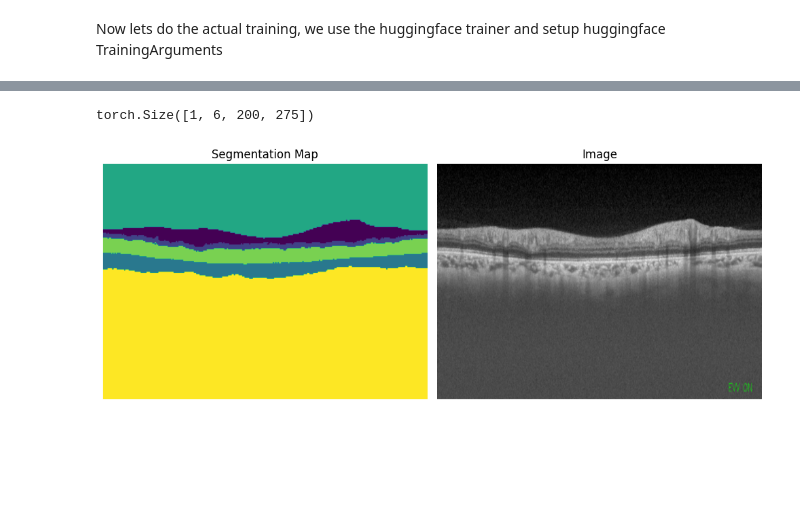
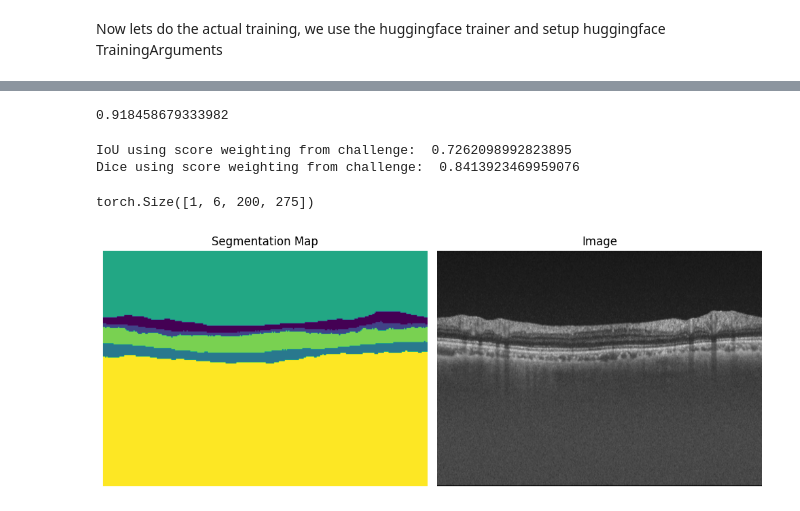
Before and after one commit to jonathan-gerb/Retinal-OCT-Segmentation, a Jupyter notebook: notebooks/test_training_hf.ipynb, the cells around one changed output, grey strips where cells are left out. Cells and saved outputs as stored; diff of their text form; code cells hidden in the pictures; blank space fills up the shorter version.

Commit message:
added iou to dice

```diff
--- a/notebooks/test_training_hf.ipynb
+++ b/notebooks/test_training_hf.ipynb
@@ -97,7 +99,9 @@ label2id = {
     "ganglion cell-inner plexiform layer": 0,
     "retinal nerve fiber layer": 1,
     "choroidal layer": 2,
-    "Background": 3,
+    "Background_above": 3,
+    "Background_between": 4,
+    "Background_below": 5,
 }
 
 id2label = {int(v): k for k, v in label2id.items()}
@@ -208,7 +212,7 @@ def preprocess_png_mask(mask):
 def transforms(batch):
     transformed_masks = []
     for seg_mask in batch["annotation"]:
-        seg_mask = preprocess_png_mask(seg_mask)
+        seg_mask = preprocess_png_mask(seg_mask).astype(np.int64)
         transformed_masks.append(seg_mask)
 
     # transformed_batch = feature_extractor(batch['image'], transformed_masks)
@@ -223,7 +227,7 @@ validation_dataset.set_transform(transforms)
 test_dataset.set_transform(transforms)
 
 # visualize a random image/label pair
-index = 42
+index = 11
 
 print(train_dataset[index]['pixel_values'].shape, train_dataset[0]['labels'].shape)
 
@@ -274,7 +278,7 @@ plt.show()
 # %% [markdown]
 Now lets do the actual training, we use the huggingface trainer and setup huggingface TrainingArguments
 # %%
-epochs = 5 # enough epochs to get reasonably stable convergence with this learning rate
+epochs = 3 # enough epochs to get reasonably stable convergence with this learning rate
 lr = 0.0006 # pretty randomly set, I made it one order of magnitude higher than the default
 batch_size = 4 # change when gpu is bigger
 
@@ -284,8 +288,8 @@ hub_model_id = "segformer-b0-finetuned-segments-fundus-oct"
 # change this to your local output folder
 output_folder = "/home/parting/repositories/Fundus-OCT-challenge/output"
 
-# due tue RAM issues lets limit the validation to only the first 25
-max_val_n = 25
+# due tue RAM/speed issues the code  might not work well, you can limit the validation dataset to speed things up or avoid OOM error.
+max_val_n = 10
 # %%
 
 training_args = TrainingArguments(
@@ -333,13 +337,13 @@ def compute_metrics(eval_pred):
         # logits_tensor = logits_tensor_placeholder
 
 
-
+        print('before resize')
         logits_tensor = nn.functional.interpolate(
             logits_tensor,
             size=labels.shape[-2:],
-            mode="bilinear",
-            align_corners=False,
+            mode="nearest"
         ).argmax(dim=1)
+        print('after resize, before IoU calculation')
 
 
         pred_labels = logits_tensor.detach().cpu().numpy()
@@ -350,6 +354,8 @@ def compute_metrics(eval_pred):
             ignore_index=255,
             reduce_labels=False,
         )
+        print("metrics:")
+        print(metrics)
         for key, value in metrics.items():
             if type(value) is np.ndarray:
                 metrics[key] = value.tolist()
@@ -411,34 +426,58 @@ TrainOutput(global_step=125, training_loss=0.052594325363636014, metrics={'train
+# %%
+def iou_to_dice(iou_score):
+    return (2 * iou_score) / (iou_score + 1)
+
+iou_to_dice(results['test_mean_iou'])
+# %% [output]
+0.918458679333982
+# %%
+# label2id = {
+#     "ganglion cell-inner plexiform layer": 0,
+#     "retinal nerve fiber layer": 1,
+#     "choroidal layer": 2,
+#     "Background_above": 3,
+#     "Background_between": 4,
+#     "Background_below": 5,
+# }
+
+reweighted_result_iou = np.average(results["test_per_category_iou"], weights=np.array([0.3, 0.4, 0.3, 0, 0, 0]))
+print("IoU using score weighting from challenge: ", reweighted_result_iou)
+reweighted_result_dice = iou_to_dice(reweighted_result_iou)
+print("Dice using score weighting from challenge: ", reweighted_result_dice)
+# %% [output]
+IoU using score weighting from challenge:  0.7262098992823895
+Dice using score weighting from challenge:  0.8413923469959076
 # %%
 # take a random test image and show the result. should probably take this from the actual test dataset we constructed earlier
 
-test_image_path = "/mnt/mass_storage/master_ai/GOALS/Test/Image/0201.png"
+test_image_path = "/mnt/mass_storage/master_ai/GOALS/Test/Image/0206.png"
 image = Image.open(test_image_path).resize((TARGET_IMAGE_SIZE[1], TARGET_IMAGE_SIZE[0]))
 
 inputs = feature_extractor(images=image, return_tensors="pt").to("cuda:0")
 
 logits = trainer.model(**inputs).logits
 print(logits.shape)
 segmap = logits.argmax(dim=1).squeeze().cpu().numpy()
 
 # Create a figure with 2 subplots side by side
 fig, (ax1, ax2) = plt.subplots(1, 2, figsize=(10, 5))  # You can adjust the figsize as needed
 
 # Plot the segmentation map on the first subplot
 ax1.imshow(segmap)
 ax1.set_title('Segmentation Map')
 ax1.axis('off')  # Hide the axis
 
 # Plot the image on the second subplot
 ax2.imshow(image)
 ax2.set_title('Image')
 ax2.axis('off')  # Hide the axis
 
 # Show the figure
 plt.tight_layout()  # Adjust spacing between subplots
 plt.show()
 # %% [output]
 torch.Size([1, 6, 200, 275])
-[figure, old version]
+[figure, new version]
 # %%
 img_for_plotting = inputs["pixel_values"].cpu().squeeze().numpy()
 
```
Also changed, not shown: parts of 9 cells of this notebook.
